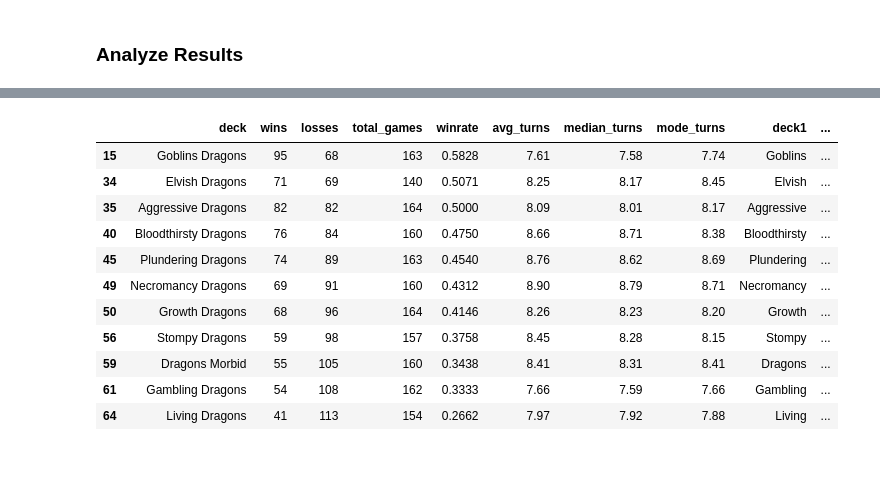
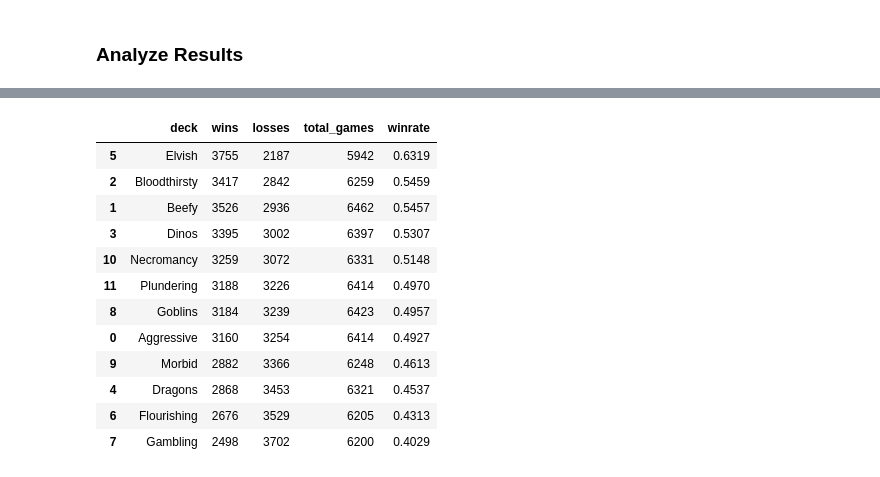
Before and after one commit to ItsGoldeneyes/MTG-deck-testing, a Jupyter notebook: host/main.ipynb, the cells around one changed output, grey strips where cells are left out. Drawn from its saved outputs; the diff is of its cells as text; code cells hidden in the pictures.

```diff
--- a/host/main.ipynb
+++ b/host/main.ipynb
@@ -687,16 +691,17 @@ combined_summary['winrate'] = combined_summary['winrate'].round(4)
 combined_summary.to_csv('output/combined_deck_summary.csv', index=False)
-# %%
-game_results_df[game_results_df['deck'].str.contains('Dragons')]
-# %% [output]
-|  | deck | wins | losses | total_games | winrate | avg_turns | median_turns | mode_turns | deck1 | ... |
-| 15 | Goblins Dragons | 95 | 68 | 163 | 0.5828 | 7.61 | 7.58 | 7.74 | Goblins | ... |
-| 34 | Elvish Dragons | 71 | 69 | 140 | 0.5071 | 8.25 | 8.17 | 8.45 | Elvish | ... |
-| 35 | Aggressive Dragons | 82 | 82 | 164 | 0.5000 | 8.09 | 8.01 | 8.17 | Aggressive | ... |
-| 40 | Bloodthirsty Dragons | 76 | 84 | 160 | 0.4750 | 8.66 | 8.71 | 8.38 | Bloodthirsty | ... |
-| 45 | Plundering Dragons | 74 | 89 | 163 | 0.4540 | 8.76 | 8.62 | 8.69 | Plundering | ... |
-| 49 | Necromancy Dragons | 69 | 91 | 160 | 0.4312 | 8.90 | 8.79 | 8.71 | Necromancy | ... |
-| 50 | Growth Dragons | 68 | 96 | 164 | 0.4146 | 8.26 | 8.23 | 8.20 | Growth | ... |
-| 56 | Stompy Dragons | 59 | 98 | 157 | 0.3758 | 8.45 | 8.28 | 8.15 | Stompy | ... |
-| 59 | Dragons Morbid | 55 | 105 | 160 | 0.3438 | 8.41 | 8.31 | 8.41 | Dragons | ... |
-| 61 | Gambling Dragons | 54 | 108 | 162 | 0.3333 | 7.66 | 7.59 | 7.66 | Gambling | ... |
-| 64 | Living Dragons | 41 | 113 | 154 | 0.2662 | 7.97 | 7.92 | 7.88 | Living | ... |
+# %%
+combined_summary.head(12)
+# %% [output]
+|  | deck | wins | losses | total_games | winrate |
+| 5 | Elvish | 3755 | 2187 | 5942 | 0.6319 |
+| 2 | Bloodthirsty | 3417 | 2842 | 6259 | 0.5459 |
+| 1 | Beefy | 3526 | 2936 | 6462 | 0.5457 |
+| 3 | Dinos | 3395 | 3002 | 6397 | 0.5307 |
+| 10 | Necromancy | 3259 | 3072 | 6331 | 0.5148 |
+| 11 | Plundering | 3188 | 3226 | 6414 | 0.4970 |
+| 8 | Goblins | 3184 | 3239 | 6423 | 0.4957 |
+| 0 | Aggressive | 3160 | 3254 | 6414 | 0.4927 |
+| 9 | Morbid | 2882 | 3366 | 6248 | 0.4613 |
+| 4 | Dragons | 2868 | 3453 | 6321 | 0.4537 |
+| 6 | Flourishing | 2676 | 3529 | 6205 | 0.4313 |
+| 7 | Gambling | 2498 | 3702 | 6200 | 0.4029 |
```
Also changed, not shown: parts of 8 cells of this notebook, 1 other file.
